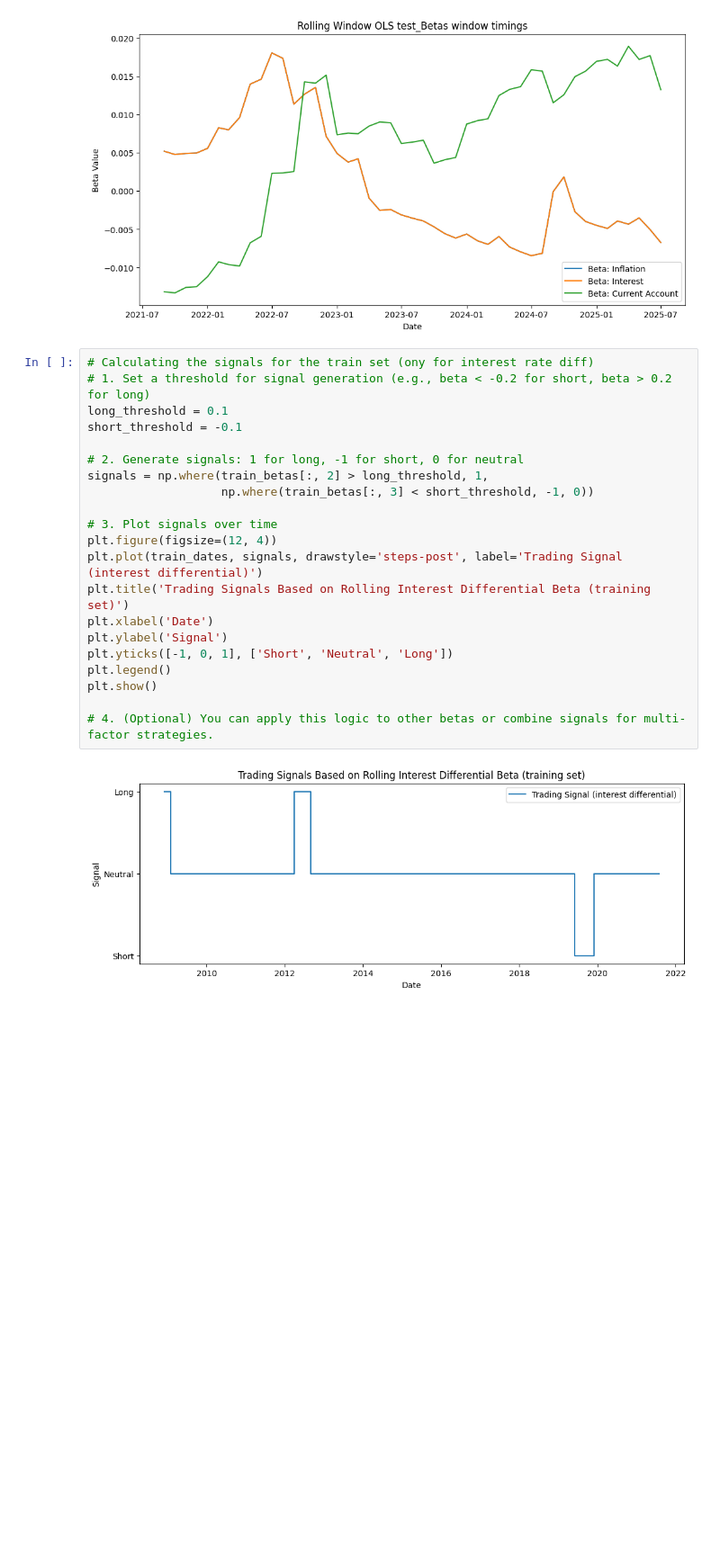
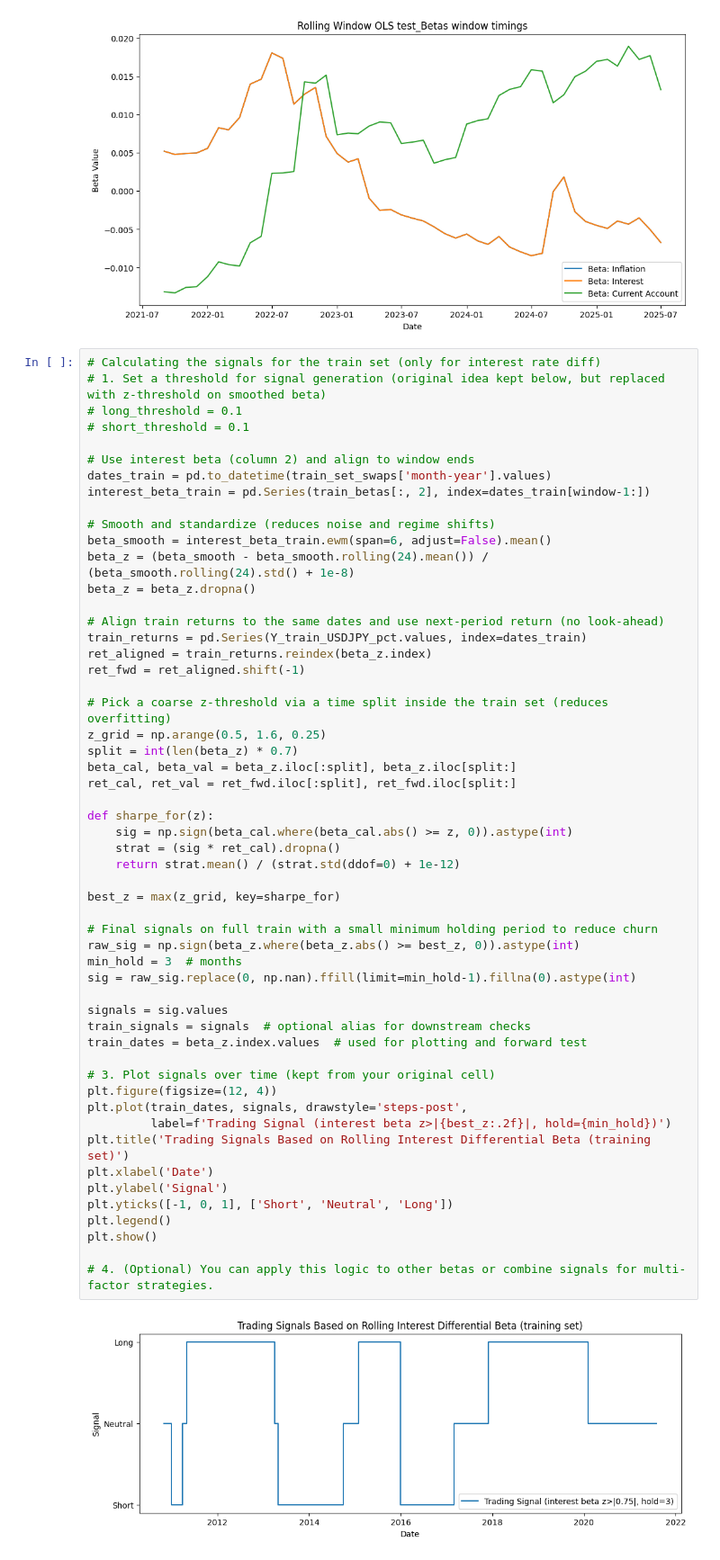
Before and after one commit to Adnan-Anwar-Data-enthusiast/Currency-speculation, a Jupyter notebook: 3. Modelling.ipynb, the cells around one changed output. Shown at 90% size. Drawn from its saved outputs; the diff is of its cells as text; blank space fills up the shorter version.

```diff
--- a/3. Modelling.ipynb
+++ b/3. Modelling.ipynb
@@ -427,26 +433,59 @@ plt.show()
 # %% [output]
 [figure]
 # %%
-# Calculating the signals for the train set (ony for interest rate diff)
-# 1. Set a threshold for signal generation (e.g., beta < -0.2 for short, beta > 0.2 for long)
-long_threshold = 0.1
-short_threshold = -0.1
+# Calculating the signals for the train set (only for interest rate diff)
+# 1. Set a threshold for signal generation (original idea kept below, but replaced with z-threshold on smoothed beta)
+# long_threshold = 0.1
+# short_threshold = 0.1
 
-# 2. Generate signals: 1 for long, -1 for short, 0 for neutral
-signals = np.where(train_betas[:, 2] > long_threshold, 1,
-                   np.where(train_betas[:, 3] < short_threshold, -1, 0))
+# Use interest beta (column 2) and align to window ends
+dates_train = pd.to_datetime(train_set_swaps['month-year'].values)
+interest_beta_train = pd.Series(train_betas[:, 2], index=dates_train[window-1:])
 
-# 3. Plot signals over time
+# Smooth and standardize (reduces noise and regime shifts)
+beta_smooth = interest_beta_train.ewm(span=6, adjust=False).mean()
+beta_z = (beta_smooth - beta_smooth.rolling(24).mean()) / (beta_smooth.rolling(24).std() + 1e-8)
+beta_z = beta_z.dropna()
+
+# Align train returns to the same dates and use next-period return (no look-ahead)
+train_returns = pd.Series(Y_train_USDJPY_pct.values, index=dates_train)
+ret_aligned = train_returns.reindex(beta_z.index)
+ret_fwd = ret_aligned.shift(-1)
+
+# Pick a coarse z-threshold via a time split inside the train set (reduces overfitting)
+z_grid = np.arange(0.5, 1.6, 0.25)
+split = int(len(beta_z) * 0.7)
+beta_cal, beta_val = beta_z.iloc[:split], beta_z.iloc[split:]
+ret_cal, ret_val = ret_fwd.iloc[:split], ret_fwd.iloc[split:]
+
+def sharpe_for(z):
+    sig = np.sign(beta_cal.where(beta_cal.abs() >= z, 0)).astype(int)
+    strat = (sig * ret_cal).dropna()
+    return strat.mean() / (strat.std(ddof=0) + 1e-12)
+
+best_z = max(z_grid, key=sharpe_for)
+
+# Final signals on full train with a small minimum holding period to reduce churn
+raw_sig = np.sign(beta_z.where(beta_z.abs() >= best_z, 0)).astype(int)
+min_hold = 3  # months
+sig = raw_sig.replace(0, np.nan).ffill(limit=min_hold-1).fillna(0).astype(int)
+
+signals = sig.values
+train_signals = signals  # optional alias for downstream checks
+train_dates = beta_z.index.values  # used for plotting and forward test
+
+# 3. Plot signals over time (kept from your original cell)
 plt.figure(figsize=(12, 4))
-plt.plot(train_dates, signals, drawstyle='steps-post', label='Trading Signal (interest differential)')
+plt.plot(train_dates, signals, drawstyle='steps-post',
+         label=f'Trading Signal (interest beta z>|{best_z:.2f}|, hold={min_hold})')
 plt.title('Trading Signals Based on Rolling Interest Differential Beta (training set)')
 plt.xlabel('Date')
 plt.ylabel('Signal')
 plt.yticks([-1, 0, 1], ['Short', 'Neutral', 'Long'])
 plt.legend()
 plt.show()
 
 # 4. (Optional) You can apply this logic to other betas or combine signals for multi-factor strategies.
 # %% [output]
-[figure, old version]
+[figure, new version]
 # %%
```
Also changed, not shown: parts of 13 cells of this notebook.
